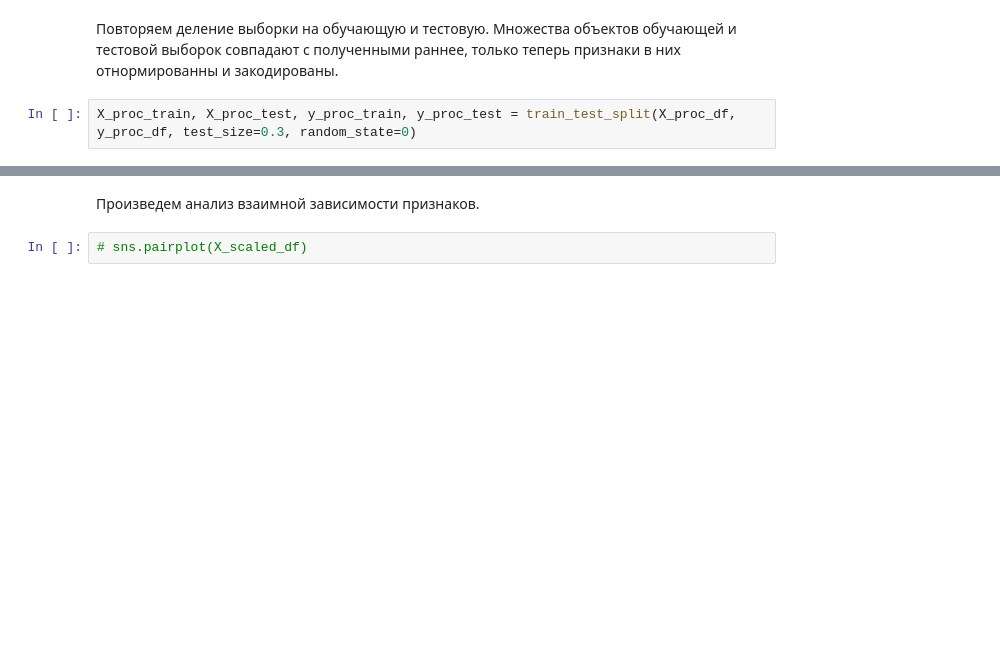
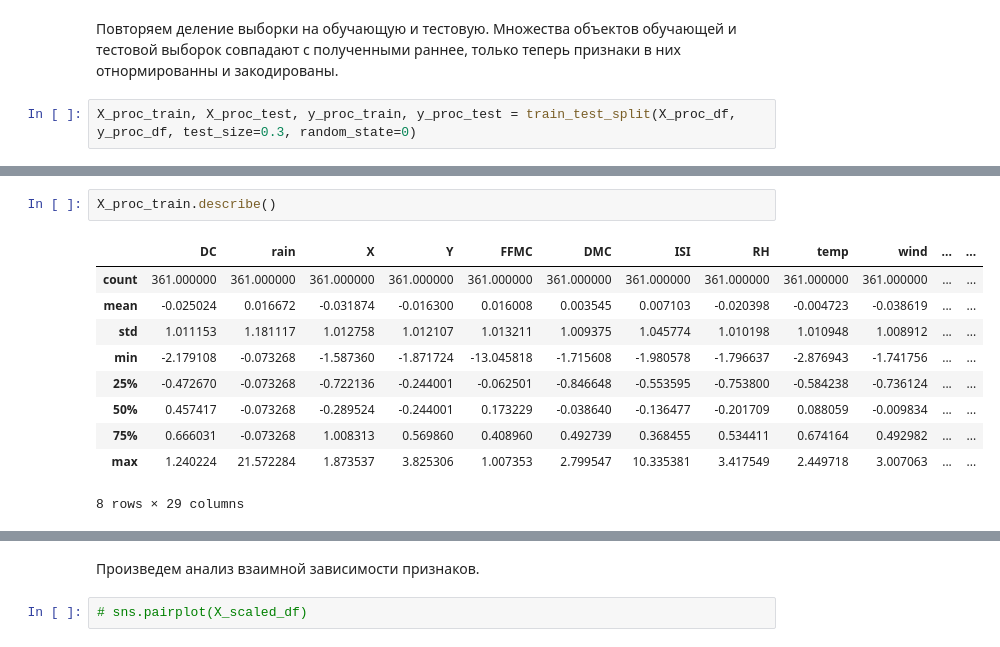
Before and after one commit to RustamSubkhankulov/machine-learning, a Jupyter notebook: forest-fires/main.ipynb, the cells around one changed output, grey strips where cells are left out. Cells and saved outputs as stored; diff of their text form; blank space fills up the shorter version.

```diff
--- a/forest-fires/main.ipynb
+++ b/forest-fires/main.ipynb
@@ -456,0 +455,13 @@ y_proc_train.sample(5, random_state=0)
+# %%
+X_proc_train.describe()
+# %% [output]
+|  | DC | rain | X | Y | FFMC | DMC | ISI | RH | temp | wind | ... | ... |
+| count | 361.000000 | 361.000000 | 361.000000 | 361.000000 | 361.000000 | 361.000000 | 361.000000 | 361.000000 | 361.000000 | 361.000000 | ... | ... |
+| mean | -0.025024 | 0.016672 | -0.031874 | -0.016300 | 0.016008 | 0.003545 | 0.007103 | -0.020398 | -0.004723 | -0.038619 | ... | ... |
+| std | 1.011153 | 1.181117 | 1.012758 | 1.012107 | 1.013211 | 1.009375 | 1.045774 | 1.010198 | 1.010948 | 1.008912 | ... | ... |
+| min | -2.179108 | -0.073268 | -1.587360 | -1.871724 | -13.045818 | -1.715608 | -1.980578 | -1.796637 | -2.876943 | -1.741756 | ... | ... |
+| 25% | -0.472670 | -0.073268 | -0.722136 | -0.244001 | -0.062501 | -0.846648 | -0.553595 | -0.753800 | -0.584238 | -0.736124 | ... | ... |
+| 50% | 0.457417 | -0.073268 | -0.289524 | -0.244001 | 0.173229 | -0.038640 | -0.136477 | -0.201709 | 0.088059 | -0.009834 | ... | ... |
+| 75% | 0.666031 | -0.073268 | 1.008313 | 0.569860 | 0.408960 | 0.492739 | 0.368455 | 0.534411 | 0.674164 | 0.492982 | ... | ... |
+| max | 1.240224 | 21.572284 | 1.873537 | 3.825306 | 1.007353 | 2.799547 | 10.335381 | 3.417549 | 2.449718 | 3.007063 | ... | ... |
+8 rows × 29 columns
```
Also changed, not shown: parts of 16 cells of this notebook.
